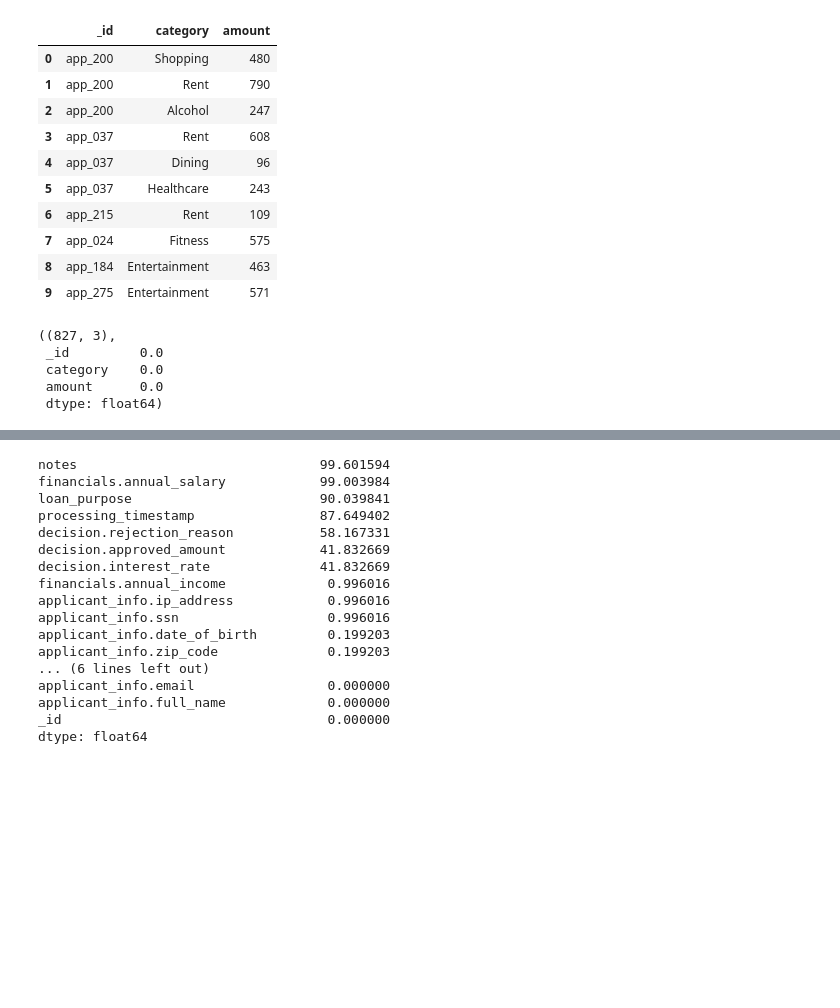
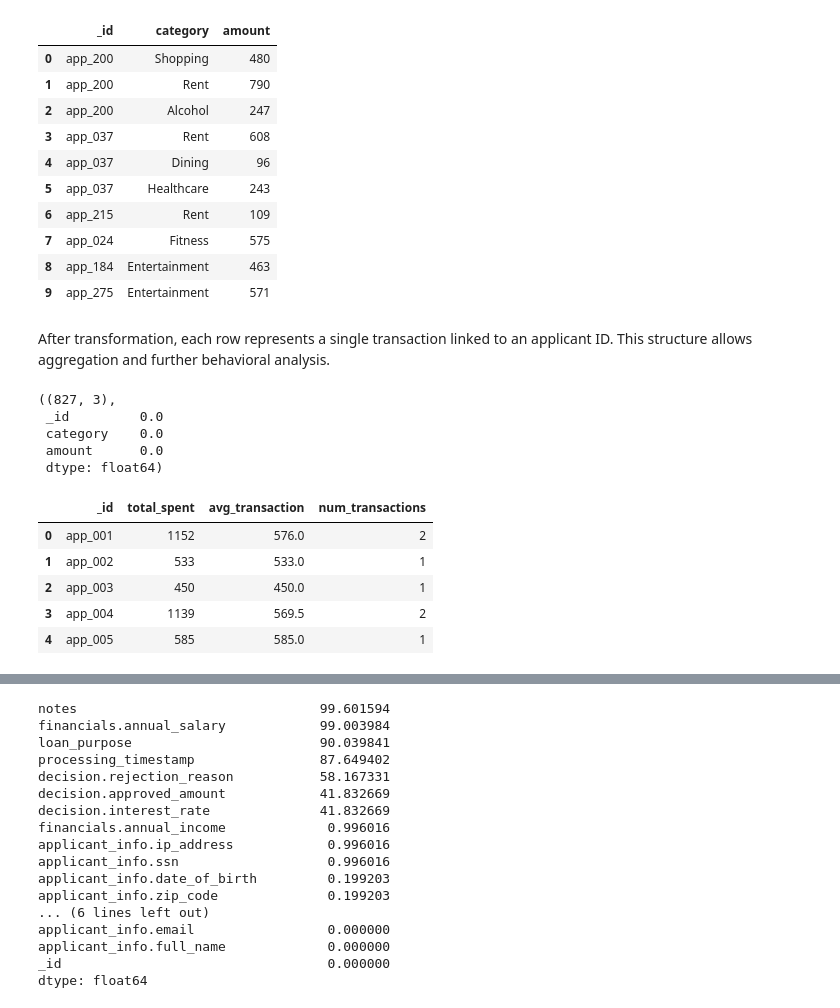
Before and after one commit to marianaclopes/dego-project-team6, a Jupyter notebook: notebooks/01-data-quality.ipynb, the cells around one changed output, grey strips where cells are left out. Saved outputs shown, nothing was run; the diff lists cells and outputs as text; code cells hidden in the pictures; blank space fills up the shorter version.

```diff
--- a/notebooks/01-data-quality.ipynb
+++ b/notebooks/01-data-quality.ipynb
@@ -87,6 +159,9 @@ sp.head(10)
 | 7 | app_024 | Fitness | 575 |
 | 8 | app_184 | Entertainment | 463 |
 | 9 | app_275 | Entertainment | 571 |
+# %% [markdown]
+After transformation, each row represents a single transaction linked to an applicant ID.
+This structure allows aggregation and further behavioral analysis.
 # %%
 sp.shape, sp.isna().mean().sort_values(ascending=False).head(10)
 # %% [output]
@@ -95,3 +170,23 @@ sp.shape, sp.isna().mean().sort_values(ascending=False).head(10)
  category    0.0
  amount      0.0
  dtype: float64)
+# %%
+# Aggregate spending per applicant
+sp_agg = (
+    sp.groupby("_id")
+      .agg(
+          total_spent=("amount", "sum"),
+          avg_transaction=("amount", "mean"),
+          num_transactions=("amount", "count")
+      )
+      .reset_index()
+)
+
+sp_agg.head()
+# %% [output]
+|  | _id | total_spent | avg_transaction | num_transactions |
+| 0 | app_001 | 1152 | 576.0 | 2 |
+| 1 | app_002 | 533 | 533.0 | 1 |
+| 2 | app_003 | 450 | 450.0 | 1 |
+| 3 | app_004 | 1139 | 569.5 | 2 |
+| 4 | app_005 | 585 | 585.0 | 1 |
```
Also changed, not shown: parts of 32 cells of this notebook, 3 other files.
